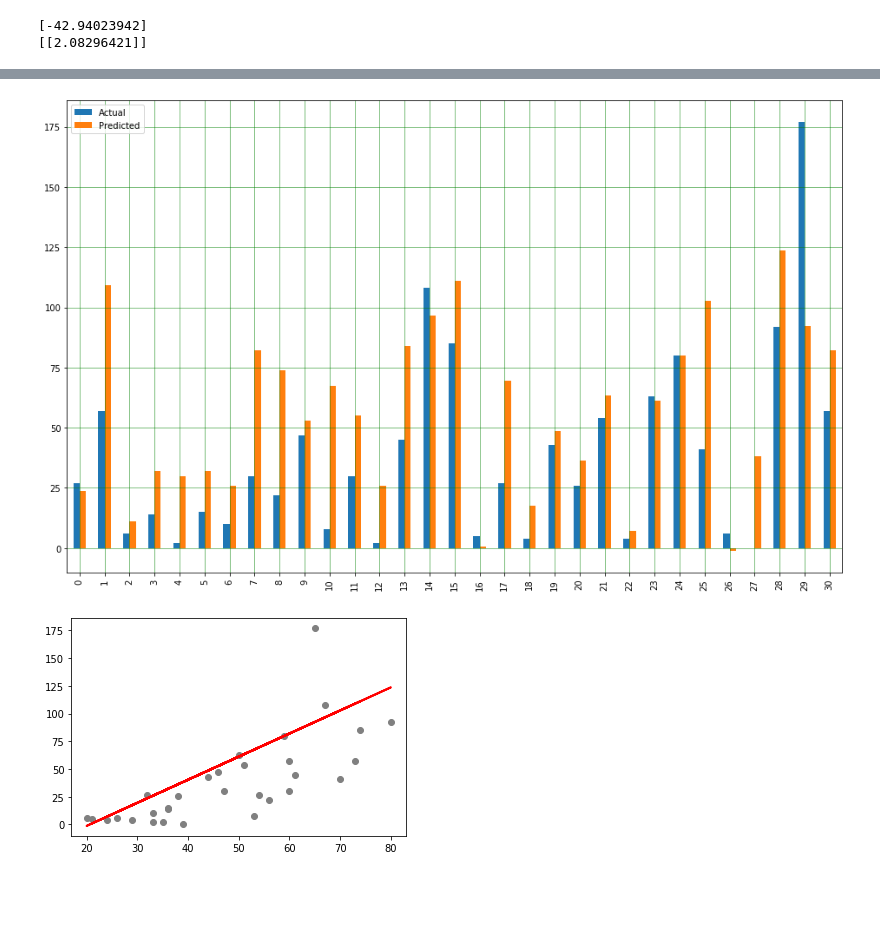
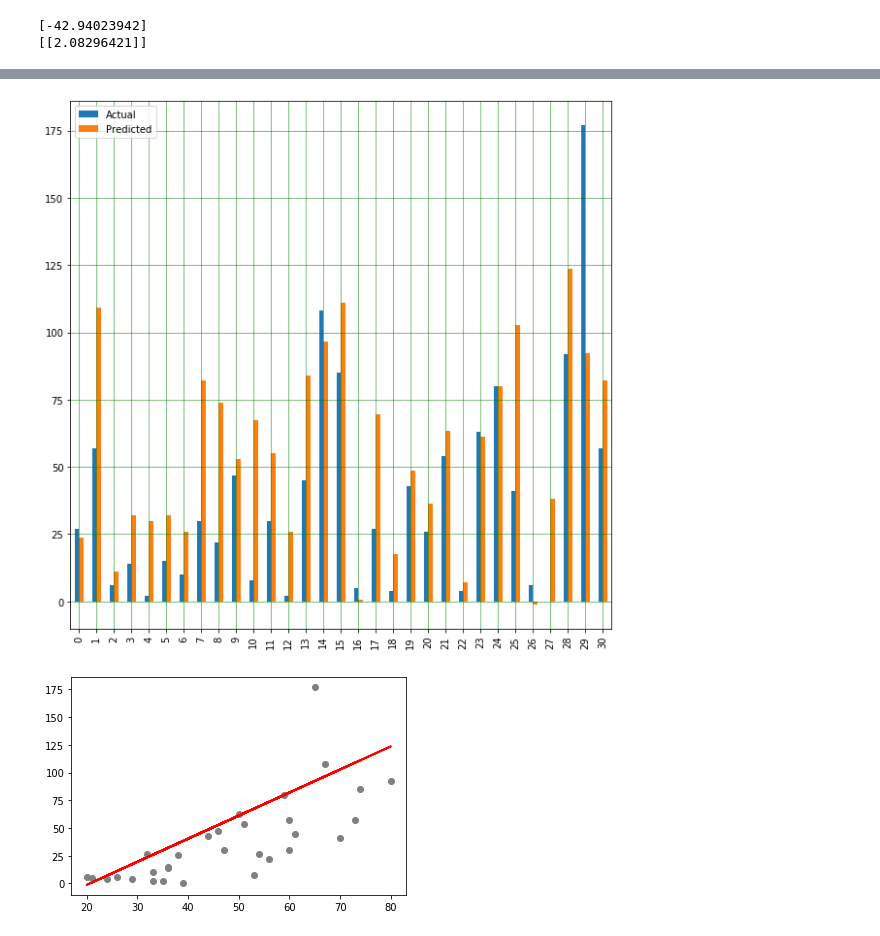
Before and after one commit to Admodan/Research, a Jupyter notebook: Python Scripts/QoL Survey Study.ipynb, the cells around one changed output, grey strips where cells are left out. Saved outputs shown, nothing was run; the diff lists cells and outputs as text; code cells hidden in the pictures; blank space fills up the shorter version.

```diff
--- a/Python Scripts/QoL Survey Study.ipynb
+++ b/Python Scripts/QoL Survey Study.ipynb
@@ -12,7 +13,8 @@ from mpl_toolkits.mplot3d import Axes3D
 from pathlib import Path
 import os
 # %%
-dir_path = Path(r'N:\Research\DIR for QoL Study\H&N PRO Spreadsheets')
+# dir_path = Path(r'N:\Research\DIR for QoL Study\H&N PRO Spreadsheets')
+dir_path = Path(r'C:\Users\The Supreme Being\Documents\Research\Head and Neck QoL Project')
 file_location = Path(dir_path, r'Anonymized Data (Complete - 66-70 Gy).csv')
 # %%
 #df = pd.read_excel(file_location, index_col=0)
@@ -173,11 +217,11 @@ df_ml
 # %%
 df1 = df_ml.head(50)
-df1.plot(kind='bar',figsize=(16,10))
+df1.plot(kind='bar',figsize=(10,10))
 plt.grid(which='major', linestyle='-', linewidth='0.5', color='green')
 plt.grid(which='minor', linestyle=':', linewidth='0.5', color='black')
 plt.show()
 # %% [output]
-[figure, old version]
+[figure, new version]
 # %%
 plt.scatter(X_test, y_test,  color='gray')
 plt.plot(X_test, y_pred, color='red', linewidth=2)
```
Also changed, not shown: parts of 27 cells of this notebook.
